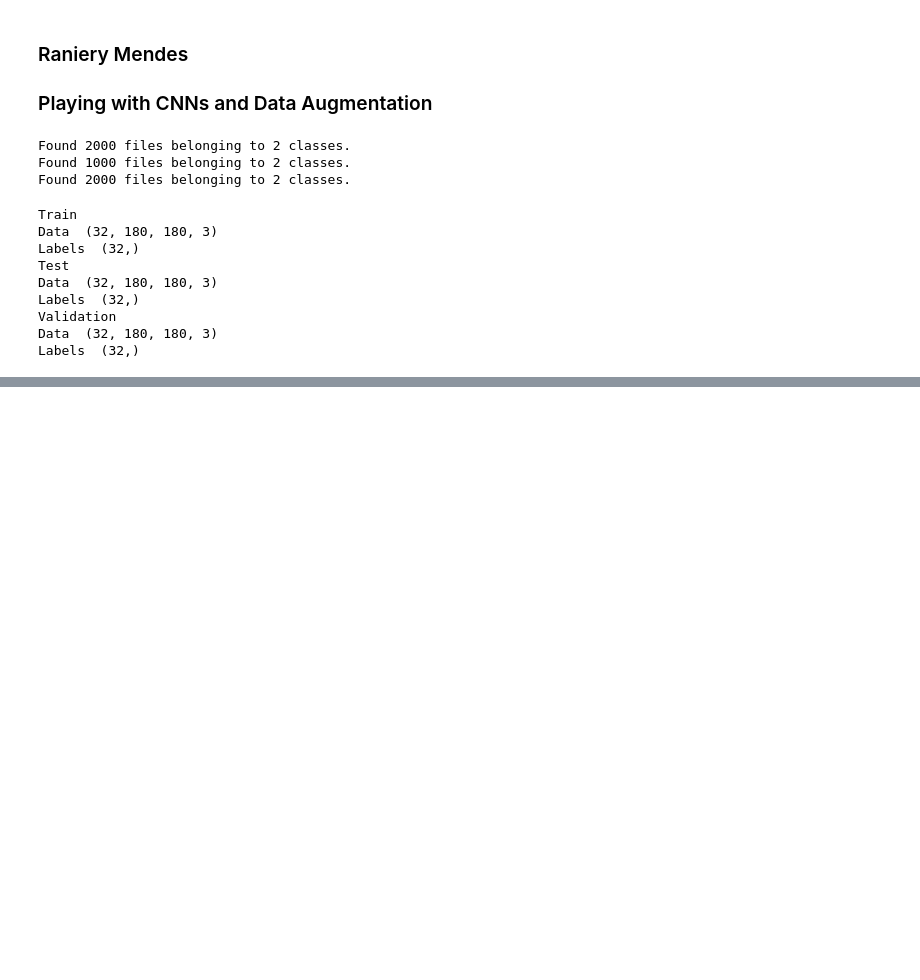
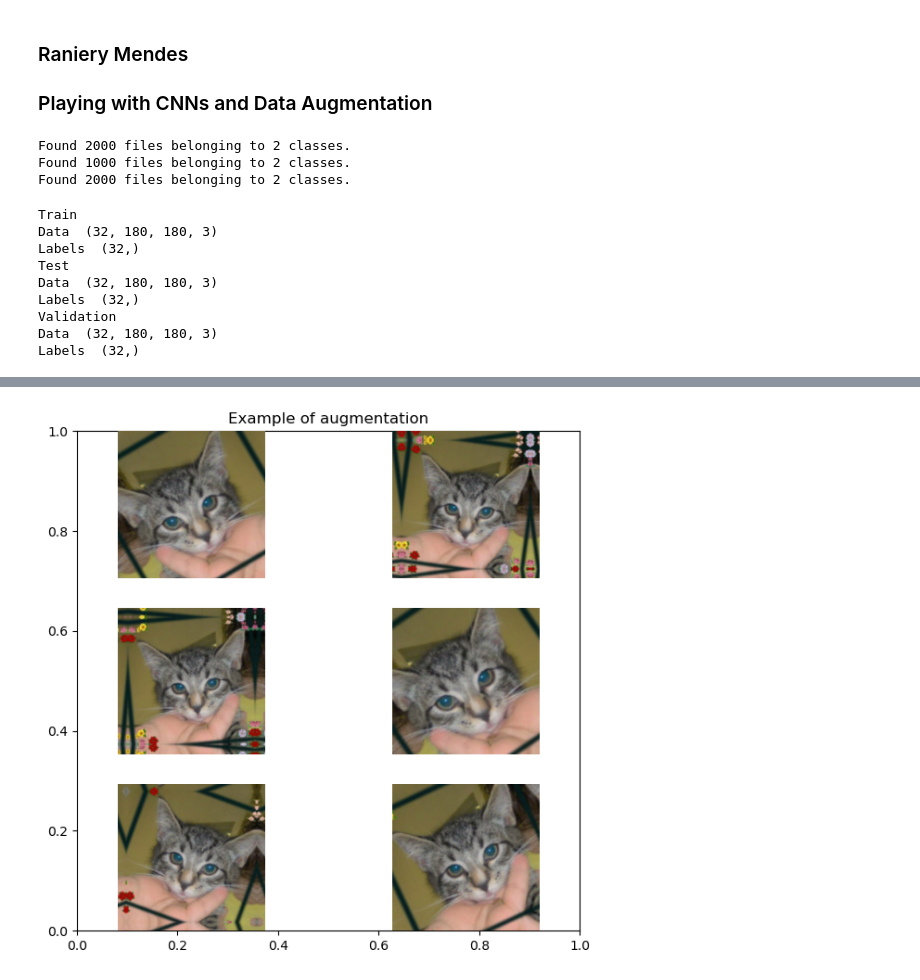
Before and after one commit to RanieryMendes/cnn-da, a Jupyter notebook: dogCatClassification.ipynb, the cells around one changed output, grey strips where cells are left out. Saved outputs shown, nothing was run; the diff lists cells and outputs as text; code cells hidden in the pictures; blank space fills up the shorter version.

```diff
--- a/dogCatClassification.ipynb
+++ b/dogCatClassification.ipynb
@@ -120,0 +162,18 @@ ValueError: 'practicing cnns and DA_practicing-cnns_conv2d_10_kernel_velocity' i
+# %%
+data_augmentation = keras.Sequential()
+data_augmentation.add(layers.RandomFlip('horizontal')) #this layer will flip 50% of the images
+data_augmentation.add(layers.RandomRotation(0.1)) #rotates the image by a random value in the range -0.1,0.1
+data_augmentation.add(layers.RandomZoom(0.2)) #similar to the above but zooming in the range -0.2, 02
+# %%
+#verify what this augmentation will do
+
+plt.figure(figsize=(7,7))
+plt.title("Example of augmentation")
+for images, _ in train_dataset.take(1): #get a single image from the loader
+    #we plot just 6 to show how it works
+    for i in range(6):
+        new_image=data_augmentation(images)
+        ax = plt.subplot(3, 2, i + 1)
+        plt.imshow(new_image[0].numpy().astype("uint8"))
+        plt.axis("off")
+# %% [output]
@@ -120,0 +181 @@ ValueError: 'practicing cnns and DA_practicing-cnns_conv2d_10_kernel_velocity' i
+[figure, added]
```
Also changed, not shown: parts of 9 cells of this notebook.
